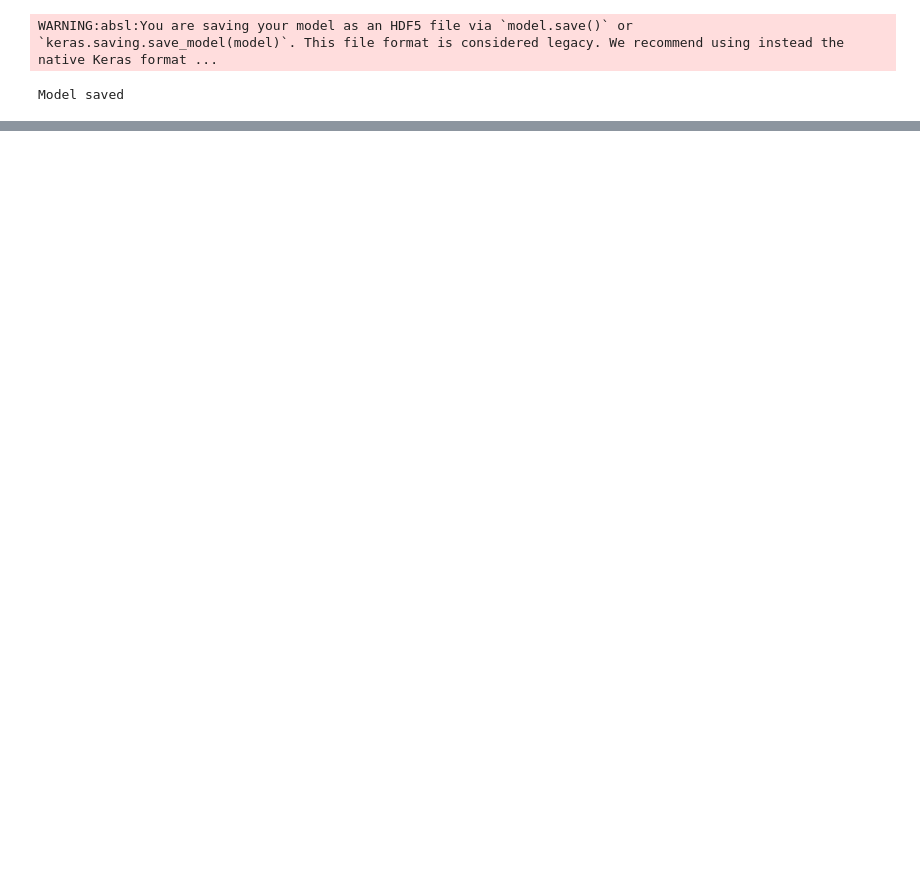
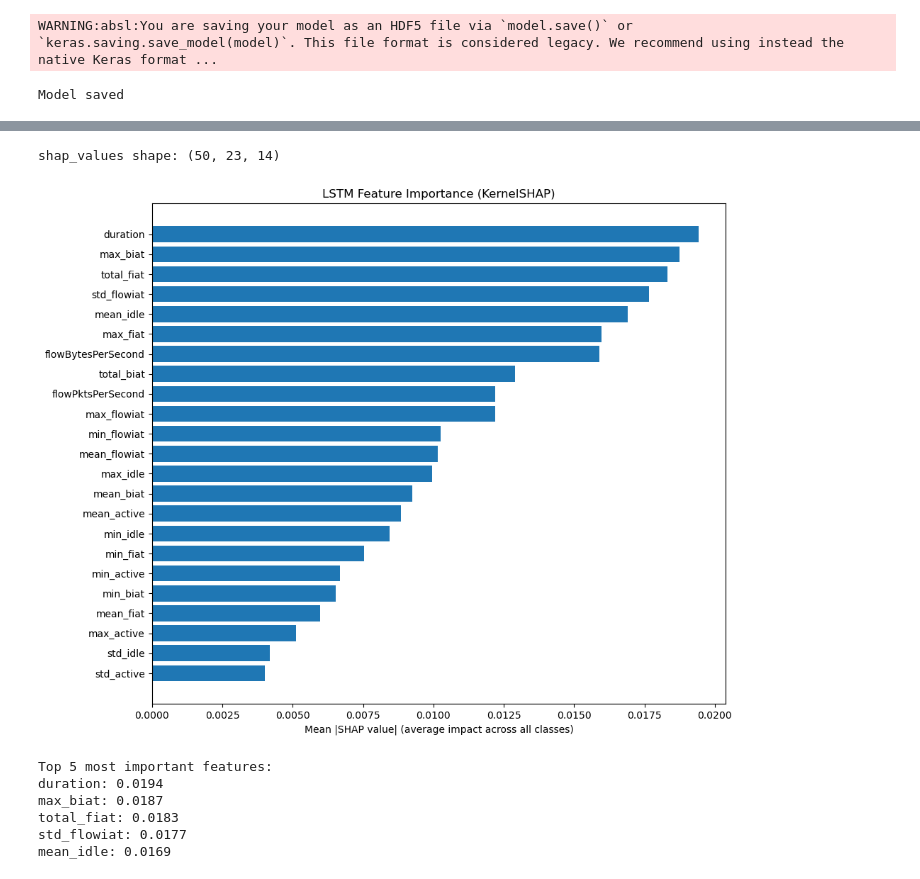
Before and after one commit to adithya-ashoks/encrypted-traffic-classifier-xai, a Jupyter notebook: notebooks/05_lstm_model.ipynb, the cells around one changed output, grey strips where cells are left out. Drawn from its saved outputs; the diff is of its cells as text; code cells hidden in the pictures; blank space fills up the shorter version.

Commit message:
Add KernelSHAP explainability for LSTM

```diff
--- a/notebooks/05_lstm_model.ipynb
+++ b/notebooks/05_lstm_model.ipynb
@@ -155,3 +155,20 @@ print("Model saved")
 # %% [output]
 WARNING:absl:You are saving your model as an HDF5 file via `model.save()` or `keras.saving.save_model(model)`. This file format is considered legacy. We recommend using instead the native Keras format ...
 Model saved
+# %%
+import shap
+import numpy as np
+
+# KernelSHAP needs flat 2D input, so reshape and wrap the model's prediction function
+background_flat = X_train_reshaped[np.random.choice(X_train_reshaped.shape[0], 50, replace=False)].reshape(50, 23)
+X_test_sample_flat = X_test_reshaped[:50].reshape(50, 23)
+
+def model_predict(x):
+    x_reshaped = x.reshape(x.shape[0], 1, 23)
+    return model.predict(x_reshaped)
+
+explainer = shap.KernelExplainer(model_predict, background_flat)
+shap_values = explainer.shap_values(X_test_sample_flat, nsamples=100)
+
+print("SHAP values computed")
+print("Type:", type(shap_values))
@@ -157,0 +194,39 @@ Model saved
+# %%
+import matplotlib.pyplot as plt
+
+# Check the shape to understand what we're working with
+print("shap_values shape:", np.array(shap_values).shape)
+# %% [output]
+shap_values shape: (50, 23, 14)
+# %%
+import matplotlib.pyplot as plt
+import numpy as np
+
+feature_names = list(X_train.columns)
+
+# Overall importance: average absolute SHAP value across all classes and samples
+overall_importance = np.abs(shap_values).mean(axis=(0, 2))
+
+# Sort features by importance
+sorted_idx = np.argsort(overall_importance)[::-1]
+
+plt.figure(figsize=(10, 8))
+plt.barh(range(len(feature_names)), overall_importance[sorted_idx][::-1])
+plt.yticks(range(len(feature_names)), [feature_names[i] for i in sorted_idx][::-1])
+plt.xlabel('Mean |SHAP value| (average impact across all classes)')
+plt.title('LSTM Feature Importance (KernelSHAP)')
+plt.tight_layout()
+plt.savefig('../results/lstm_shap_importance.png', dpi=150, bbox_inches='tight')
+plt.show()
+
+print("Top 5 most important features:")
+for i in sorted_idx[:5]:
+    print(f"{feature_names[i]}: {overall_importance[i]:.4f}")
+# %% [output]
+[figure, added]
+Top 5 most important features:
+duration: 0.0194
+max_biat: 0.0187
+total_fiat: 0.0183
+std_flowiat: 0.0177
+mean_idle: 0.0169
```
Also changed, not shown: parts of 4 cells of this notebook, 1 other file.
